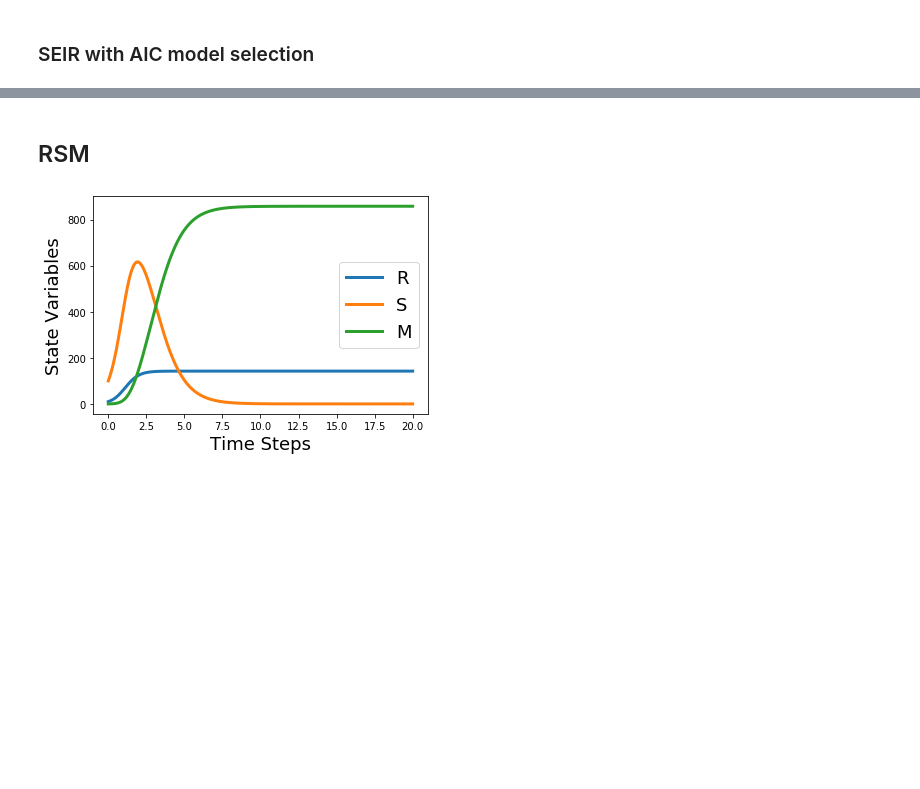
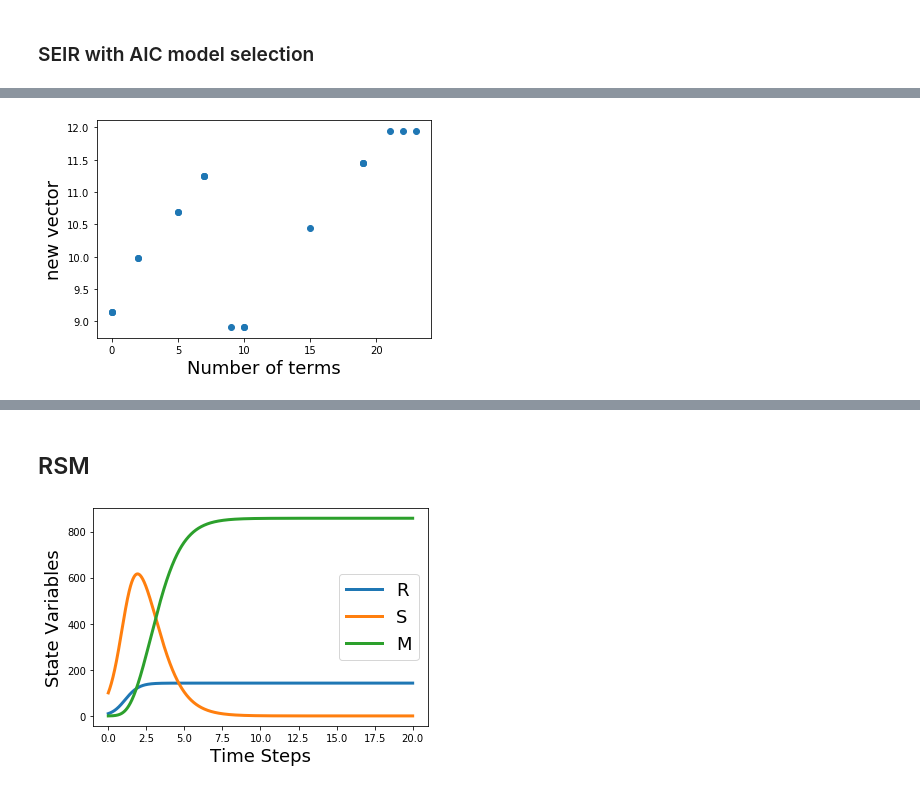
Before and after one commit to mircobial-evolution-dynamic/governing-equations, a Jupyter notebook: Lorenz (changed params) and SEIR.ipynb, the cells around one changed output, grey strips where cells are left out. Cells and saved outputs as stored; diff of their text form; code cells hidden in the pictures; blank space fills up the shorter version.

```diff
--- a/Lorenz (changed params) and SEIR.ipynb
+++ b/Lorenz (changed params) and SEIR.ipynb
@@ -439,0 +500,5 @@ def evaluate_AIC(theta, lambdastart, lambdaend, numlambda, dx):
+# %%
+L, NEW_VEC, N = evaluate_NEW(theta,-10,1,20,dx.T)
+print(L)
+print(NEW_VEC)
+print(N)
@@ -439,0 +516,9 @@ def evaluate_AIC(theta, lambdastart, lambdaend, numlambda, dx):
+# %%
+plt.scatter(N, NEW_VEC)
+plt.xlabel("Number of terms",fontsize=18)
+plt.ylabel("new vector",fontsize=18)
+plt.subplots_adjust(wspace=0.5)
+# plt.title('SEIR with Euclidean Distance')
+plt.show()
+# %% [output]
+[figure, added]
```
Also changed, not shown: parts of 19 cells of this notebook.
